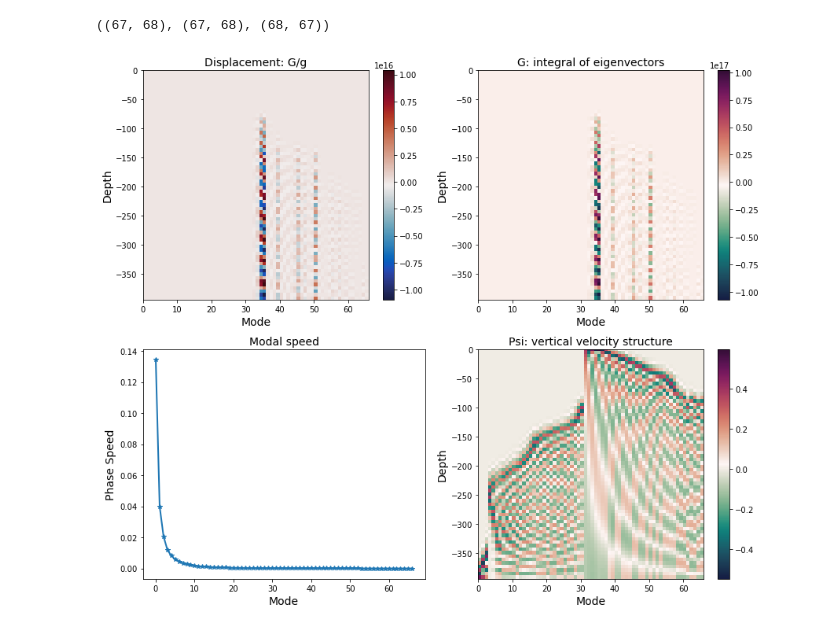
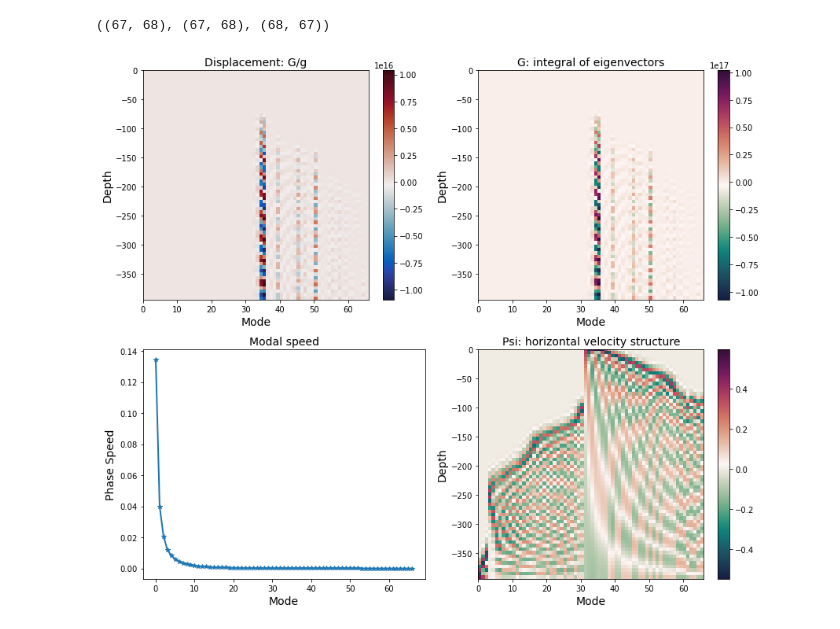
Before and after one commit to yugaophd/RossbyWaveTest, a Jupyter notebook: CER02_VERT_FSFB3-function-usage.ipynb, the cells around one changed output. Drawn from its saved outputs; the diff is of its cells as text; code cells hidden in the pictures.

```diff
--- a/CER02_VERT_FSFB3-function-usage.ipynb
+++ b/CER02_VERT_FSFB3-function-usage.ipynb
@@ -210,32 +228,32 @@ plt.figure(figsize = (12, 10))
 plt.subplot(221)
 plt.title('Displacement: G/g', fontsize = 14)
 plt.pcolormesh(mode, Zgrid, SSH[:].T, cmap = cmo.cm.balance)
 plt.ylabel('Depth', fontsize = 14)
 plt.xlabel('Mode', fontsize = 14)
 plt.colorbar()
 
 plt.subplot(222)
 plt.title('G: integral of eigenvectors', fontsize = 14)
 plt.pcolor(mode, Zgrid,G[:].T, cmap = cmo.cm.curl)
 plt.ylabel('Depth', fontsize = 14)
 plt.xlabel('Mode', fontsize = 14)
 plt.colorbar()
 
 plt.subplot(223)
 plt.title('Modal speed' , fontsize = 14)
 plt.plot(c2[:], "-*", linewidth = 2)
 plt.ylabel('Phase Speed', fontsize = 14)
 plt.xlabel('Mode', fontsize = 14)
 #plt.colorbar()
 
 plt.subplot(224)
-plt.title('Psi: vertical velocity structure' , fontsize = 14)
+plt.title('Psi: horizontal velocity structure' , fontsize = 14)
 plt.pcolor(mode, Zgrid, Psi[:].T, cmap = cmo.cm.curl)
 plt.ylabel('Depth', fontsize = 14)
 plt.xlabel('Mode', fontsize = 14)
 plt.colorbar()
 
 plt.tight_layout()
 plt.savefig('vertical_modes_FSFB2_N2_sample_lon_' + str(lonx) + '_lat_' + str(laty) +'.png', dpi = 100)
 # %% [output]
-[figure, old version]
+[figure, new version]
```
Also changed, not shown: parts of 1 cell of this notebook, 2 other files.
